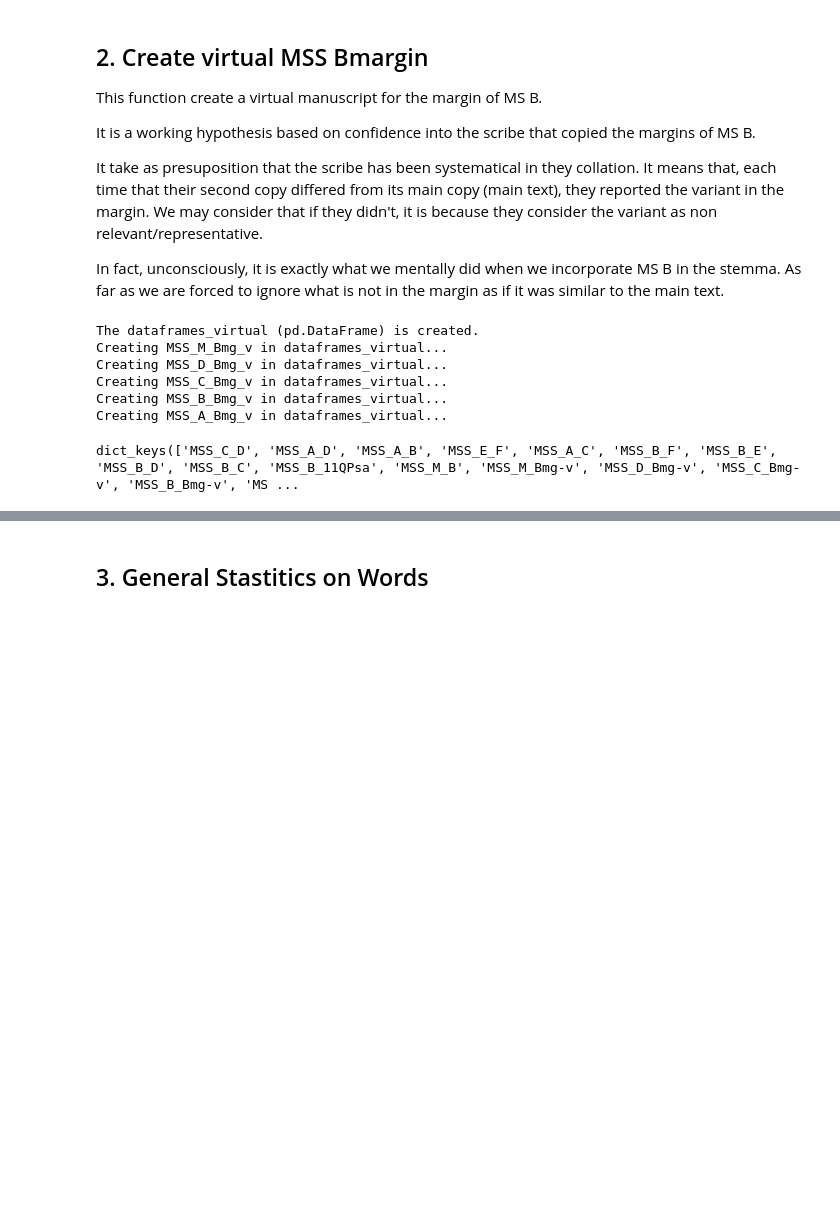
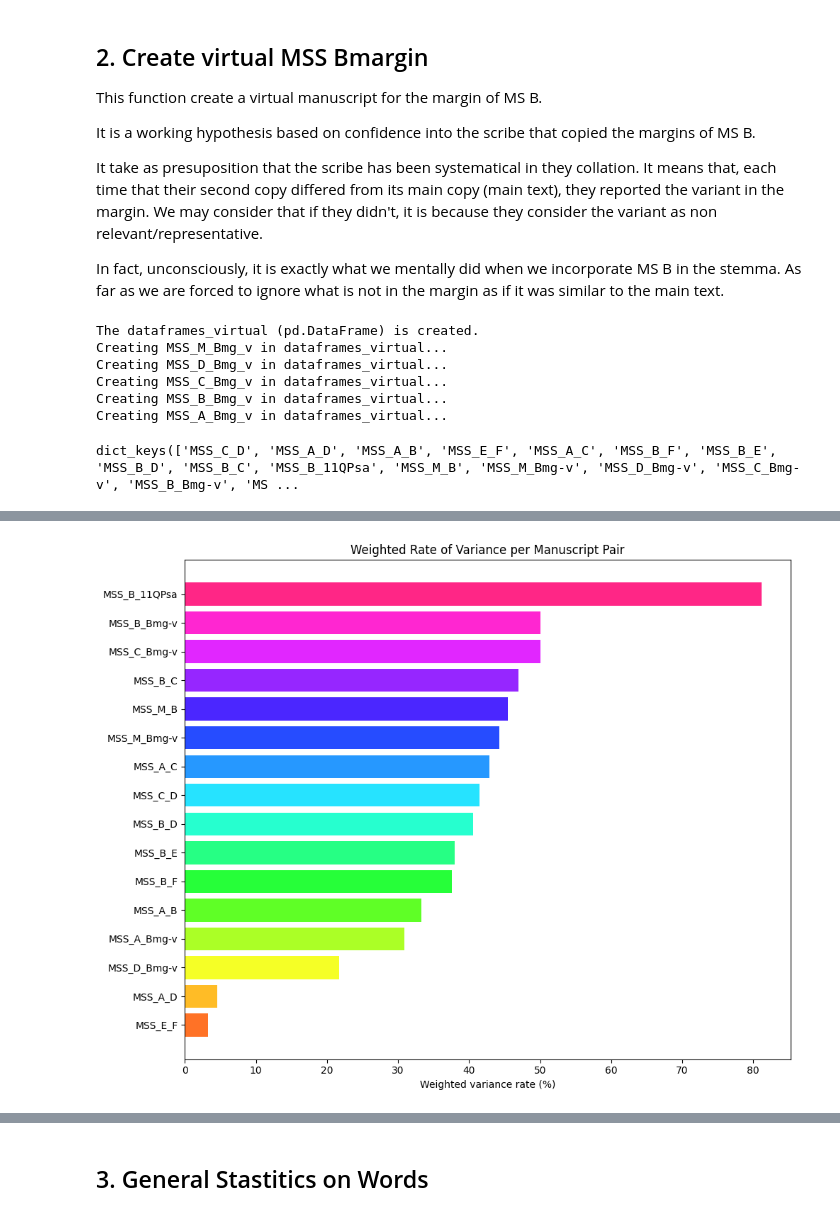
Before and after one commit to metz-theolab/Variant_Analysis_of_Ben_Sira_Hebrew_Manuscripts, a Jupyter notebook: Variant_Analysis.ipynb, the cells around one changed output, grey strips where cells are left out. Saved outputs shown, nothing was run; the diff lists cells and outputs as text; code cells hidden in the pictures; blank space fills up the shorter version.

```diff
--- a/Variant_Analysis.ipynb
+++ b/Variant_Analysis.ipynb
@@ -176,0 +261,95 @@ dict_keys(['MSS_C_D', 'MSS_A_D', 'MSS_A_B', 'MSS_E_F', 'MSS_A_C', 'MSS_B_F', 'MS
+# %%
+def compute_weighted_stats(dataframes, score):
+    overall, by_cat, by_sub, pair_info = {}, {}, {}, {}
+
+    for filename, df in dataframes.items():
+        df_clean       = df[df['Categories'].notna() & (df['Categories'].str.strip() != 'Unclassifiable')]
+        n_same         = df_clean[df_clean['Categories'].str.strip() == 'Same'].shape[0]
+        variants       = df_clean[df_clean['Categories'].str.strip() != 'Same'].groupby('Categories').size().to_dict()
+        weighted       = {cat: count * score.get(cat, 1) for cat, count in variants.items()}
+        n_variants_raw = sum(variants.values())
+        w_total        = sum(weighted.values())
+        n              = w_total + n_same
+
+        pair_info[filename] = {
+            'n_variants': n_variants_raw,
+            'overlap':    n_variants_raw + n_same
+        }
+        overall[filename] = {"weighted_rate (%)": round(w_total * 100 / n, 1) if n > 0 else 0}
+        by_cat[filename]  = {
+            cat: round(w * 100 / w_total, 1) if w_total > 0 else 0
+            for cat, w in weighted.items()
+        }
+
+        df_sub = df_clean[df_clean['Categories'].str.strip() != 'Same'].copy()
+        df_sub['Subcategories_1'] = df_sub['Subcategories_1'].fillna(df_sub['Categories'])
+        v1 = df_sub.groupby('Subcategories_1').size().reset_index(); v1.columns = ['Sub', 'n']
+        v2 = df_sub.groupby('Subcategories_2').size().reset_index(); v2.columns = ['Sub', 'n']
+        merged          = pd.merge(v1, v2, on='Sub', how='outer')
+        merged['total'] = merged['n_x'].fillna(0) + merged['n_y'].fillna(0)
+        N_sub           = merged['total'].sum()
+        by_sub[filename] = {
+            r['Sub']: round(r['total'] * 100 / N_sub, 1) if N_sub > 0 else 0
+            for _, r in merged.iterrows()
+        }
+
+    df_overall  = pd.DataFrame.from_dict(overall).T.apply(pd.to_numeric).sort_values("weighted_rate (%)")
+    df_cat      = pd.DataFrame.from_dict(by_cat).T.sort_index()
+    df_subcat   = pd.DataFrame.from_dict(by_sub).T.sort_index()
+    df_pairinfo = pd.DataFrame.from_dict(pair_info).T.sort_index()
+
+    # Plot taux global pondéré
+    colors = sns.color_palette("hsv", n_colors=len(df_overall))
+    fig, ax = plt.subplots(figsize=(10, 8))
+    ax.barh(range(len(df_overall)), df_overall["weighted_rate (%)"], color=colors, alpha=0.85)
+    ax.set_yticks(range(len(df_overall)))
+    ax.set_yticklabels(df_overall.index)
+    ax.set_xlabel("Weighted variance rate (%)")
+    ax.set_title("Weighted Rate of Variance per Manuscript Pair")
+    plt.tight_layout()
+    plt.show()
+
+    # Heatmap catégories : rates (gauche) | counts (droite)
+    fig, (ax_l, ax_r) = plt.subplots(1, 2, figsize=(14, 10),
+                                  gridspec_kw={'width_ratios': [len(df_cat.columns), 1],
+                                               'wspace': 0.05})
+    sns.heatmap(df_cat, annot=True, cmap=sns.cubehelix_palette(as_cmap=True),
+            fmt='g', square=True, cbar=False, ax=ax_l)
+    ax_l.set_title("Variant rates by categories (%)")
+    sns.heatmap(df_pairinfo.loc[df_cat.index], annot=True, fmt='g',
+                cmap='YlOrBr', square=True, cbar=False, ax=ax_r)
+    ax_r.set_yticklabels([])
+    ax_r.tick_params(axis='y', left=False)
+    ax_r.set_ylabel('')
+
+    plt.tight_layout()
+    fig.canvas.draw()
+    pos_l = ax_l.get_position()
+    pos_r = ax_r.get_position()
+    ax_r.set_position([pos_l.x1 + 0.01, pos_l.y0, pos_r.width, pos_l.height])
+    plt.show()
+
+    # Heatmap sous-catégories : rates (gauche) | counts (droite)
+    c = 0.75
+    n_r, n_c = len(df_subcat), len(df_subcat.columns)
+    fig, (ax_l, ax_r) = plt.subplots(1, 2,
+        figsize=(n_c * c + 2 * c + 4, n_r * c + 3),
+        gridspec_kw={'width_ratios': [n_c, 2], 'wspace': 0.03})
+    sns.heatmap(df_subcat, annot=True, cmap=sns.cubehelix_palette(as_cmap=True),
+                fmt='g', cbar=False, ax=ax_l)
+    ax_l.set_title("Variant rates by subcategories (%)")
+    sns.heatmap(df_pairinfo.loc[df_subcat.index], annot=True, fmt='g',
+                cmap='YlOrBr', square=True, cbar=False, ax=ax_r)
+    ax_r.set_xticklabels(ax_r.get_xticklabels(), rotation=90)
+    ax_r.set_yticklabels([])
+    ax_r.set_ylabel('')
+    ax_r.tick_params(axis='y', left=False)
+    plt.tight_layout()
+    plt.show()
+
+    return df_overall, df_cat, df_subcat
+
+
+df_weighted, df_cat, df_subcat = compute_weighted_stats(dataframes_virtual, score)
+# %% [output]
+[figure, added]
```
Also changed, not shown: parts of 21 cells of this notebook.
